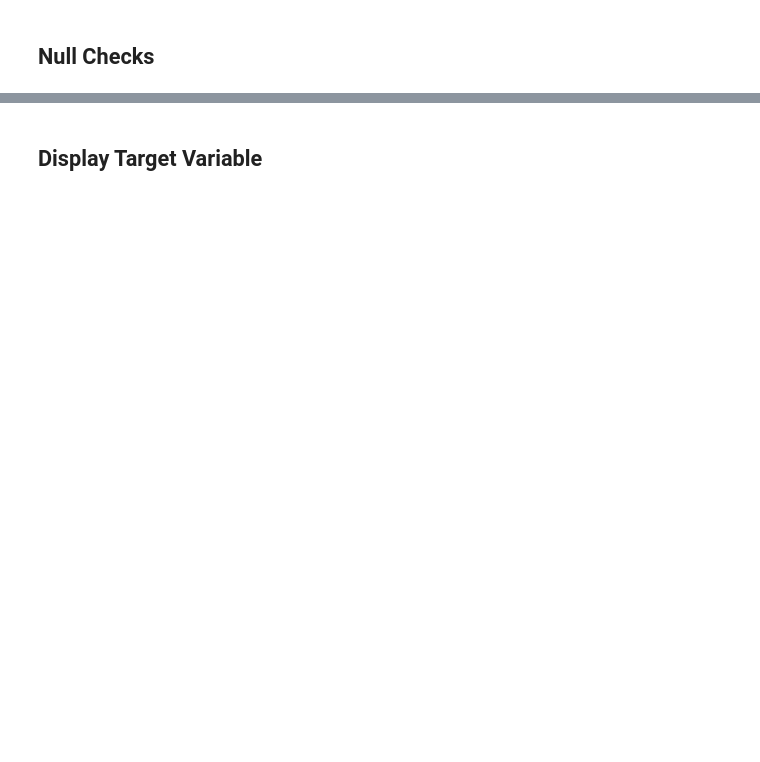
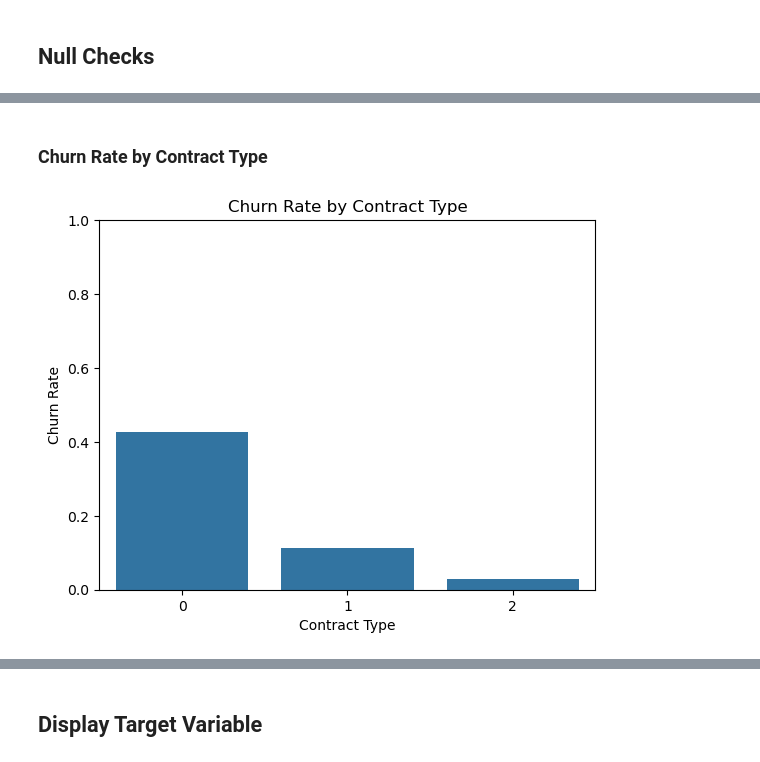
Before and after one commit to Enderphantom01/MLG-381-Assignment-2, a Jupyter notebook: notebooks/Data Exploration and Pre-processing.ipynb, the cells around one changed output, grey strips where cells are left out. Saved outputs shown, nothing was run; the diff lists cells and outputs as text; code cells hidden in the pictures; blank space fills up the shorter version.

```diff
--- a/notebooks/Data Exploration and Pre-processing.ipynb
+++ b/notebooks/Data Exploration and Pre-processing.ipynb
@@ -160,0 +381,13 @@ df.drop('customerID', axis=1, inplace=True)
+# %% [markdown]
+### Churn Rate by Contract Type
+# %%
+contract_churn = df.groupby('Contract')['Churn'].mean().reset_index()
+
+sns.barplot(x='Contract', y='Churn', data=contract_churn)
+plt.title('Churn Rate by Contract Type')
+plt.ylabel('Churn Rate')
+plt.xlabel('Contract Type')
+plt.ylim(0, 1)
+plt.show()
+# %% [output]
+[figure, added]
```
Also changed, not shown: parts of 56 cells of this notebook, 1 other file.
